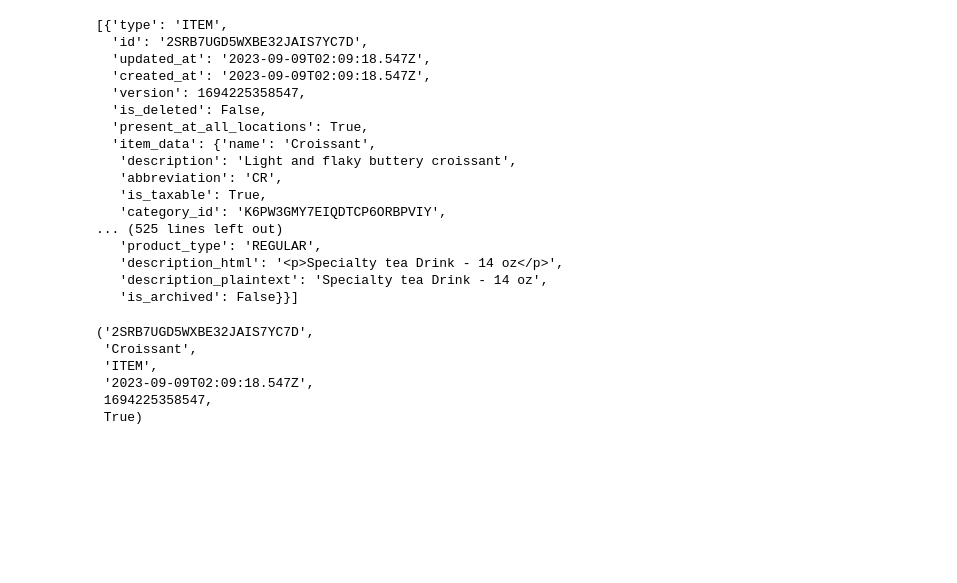
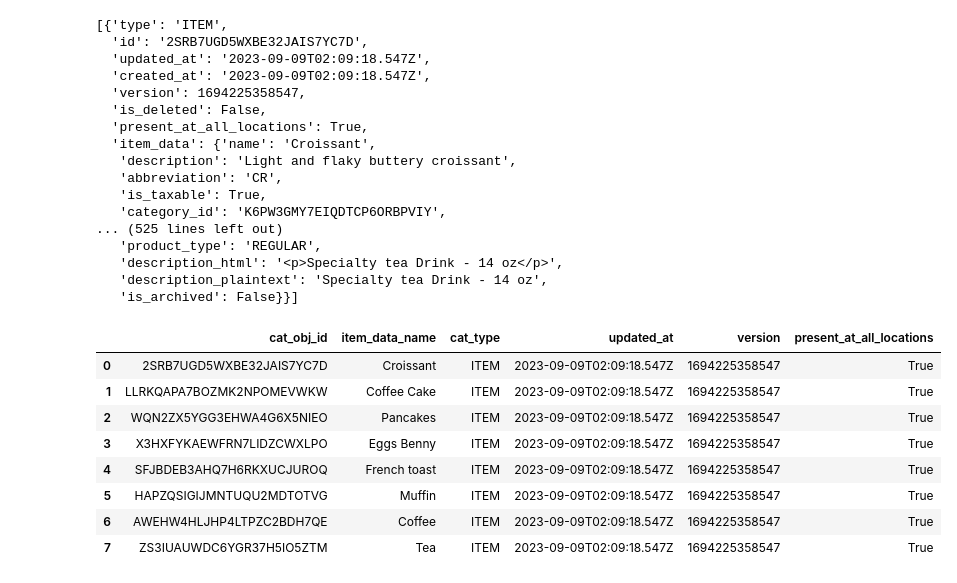
Before and after one commit to djdawkins/squareGoogleAI, a Jupyter notebook: quickstart_py/catalog_api.ipynb, the cells around one changed output. Drawn from its saved outputs; the diff is of its cells as text; code cells hidden in the pictures; blank space fills up the shorter version.

Commit message:
add data tables

```diff
--- a/quickstart_py/catalog_api.ipynb
+++ b/quickstart_py/catalog_api.ipynb
@@ -93,23 +94,31 @@ batch_catalogs_list
    'description_plaintext': 'Specialty tea Drink - 14 oz',
    'is_archived': False}}]
 # %%
-first_order = batch_catalogs_list[0]
+cat_list = []
+for cat in batch_catalogs_list:
+    cat_obj_id = cat["id"]
+    item_data_name = cat["item_data"]["name"]
+    cat_type = cat["type"]
+    updated_at = cat["updated_at"]
+    is_deleted = cat["is_deleted"]
+    version = cat["version"]
+    present_at_all_locations = cat["present_at_all_locations"]
+    # customer_id = cat["customer_id"]
 
-cat_obj_id = first_order["id"]
-item_data_name = first_order["item_data"]["name"]
-cat_type = first_order["type"]
-updated_at = first_order["updated_at"]
-is_deleted = first_order["is_deleted"]
-version = first_order["version"]
-present_at_all_locations = first_order["present_at_all_locations"]
-# customer_id = first_order["customer_id"]
+    cat_list.append((cat_obj_id, item_data_name, cat_type, updated_at, version, present_at_all_locations))
 
-order_tuple = (cat_obj_id, item_data_name, cat_type, updated_at, version, present_at_all_locations)
-order_tuple
+
+# create DataFrame using data
+df = pd.DataFrame(cat_list, columns =["cat_obj_id", "item_data_name", "cat_type", "updated_at", "version", "present_at_all_locations"])
+
+df
 # %% [output]
-('2SRB7UGD5WXBE32JAIS7YC7D',
- 'Croissant',
- 'ITEM',
- '2023-09-09T02:09:18.547Z',
- 1694225358547,
- True)
+|  | cat_obj_id | item_data_name | cat_type | updated_at | version | present_at_all_locations |
+| 0 | 2SRB7UGD5WXBE32JAIS7YC7D | Croissant | ITEM | 2023-09-09T02:09:18.547Z | 1694225358547 | True |
+| 1 | LLRKQAPA7BOZMK2NPOMEVWKW | Coffee Cake | ITEM | 2023-09-09T02:09:18.547Z | 1694225358547 | True |
+| 2 | WQN2ZX5YGG3EHWA4G6X5NIEO | Pancakes | ITEM | 2023-09-09T02:09:18.547Z | 1694225358547 | True |
+| 3 | X3HXFYKAEWFRN7LIDZCWXLPO | Eggs Benny | ITEM | 2023-09-09T02:09:18.547Z | 1694225358547 | True |
+| 4 | SFJBDEB3AHQ7H6RKXUCJUROQ | French toast | ITEM | 2023-09-09T02:09:18.547Z | 1694225358547 | True |
+| 5 | HAPZQSIGIJMNTUQU2MDTOTVG | Muffin | ITEM | 2023-09-09T02:09:18.547Z | 1694225358547 | True |
+| 6 | AWEHW4HLJHP4LTPZC2BDH7QE | Coffee | ITEM | 2023-09-09T02:09:18.547Z | 1694225358547 | True |
+| 7 | ZS3IUAUWDC6YGR37H5IO5ZTM | Tea | ITEM | 2023-09-09T02:09:18.547Z | 1694225358547 | True |
```
Also changed, not shown: parts of 1 cell of this notebook, 1 other file.
